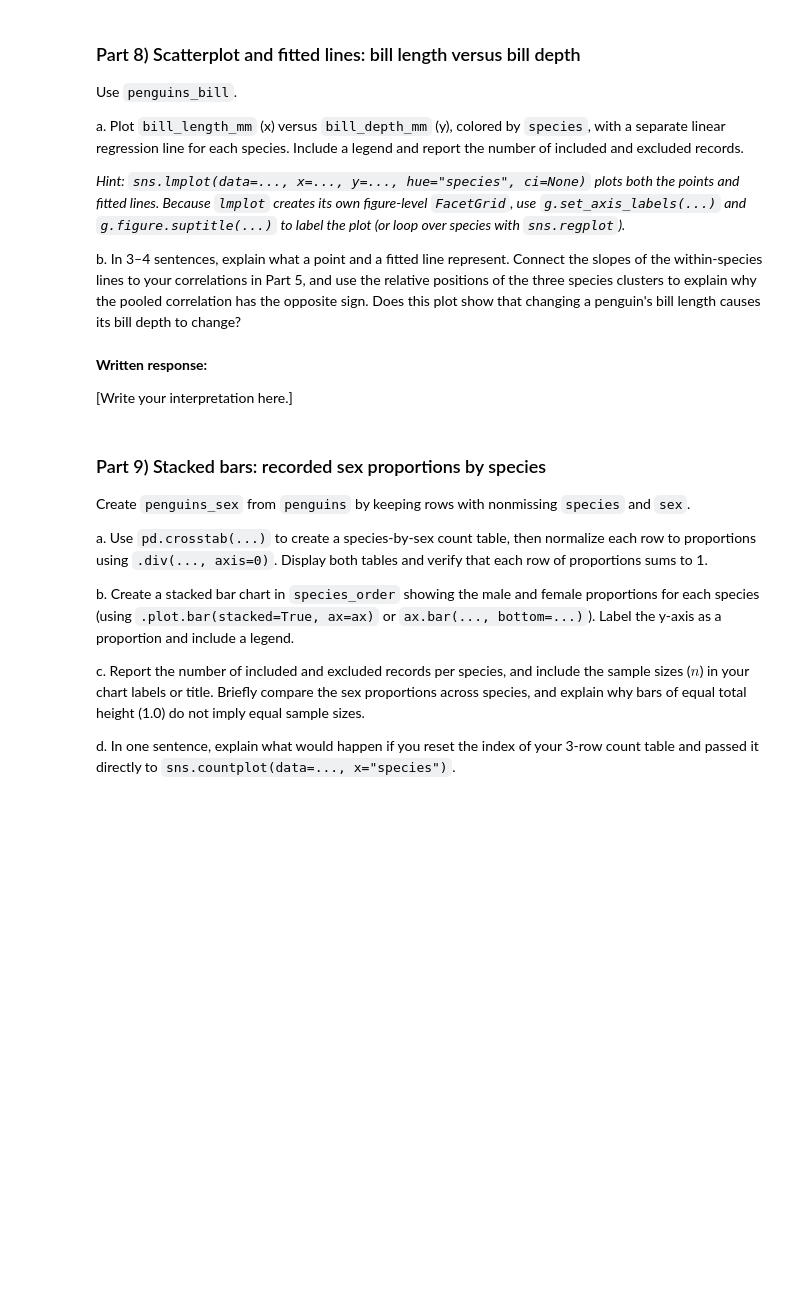
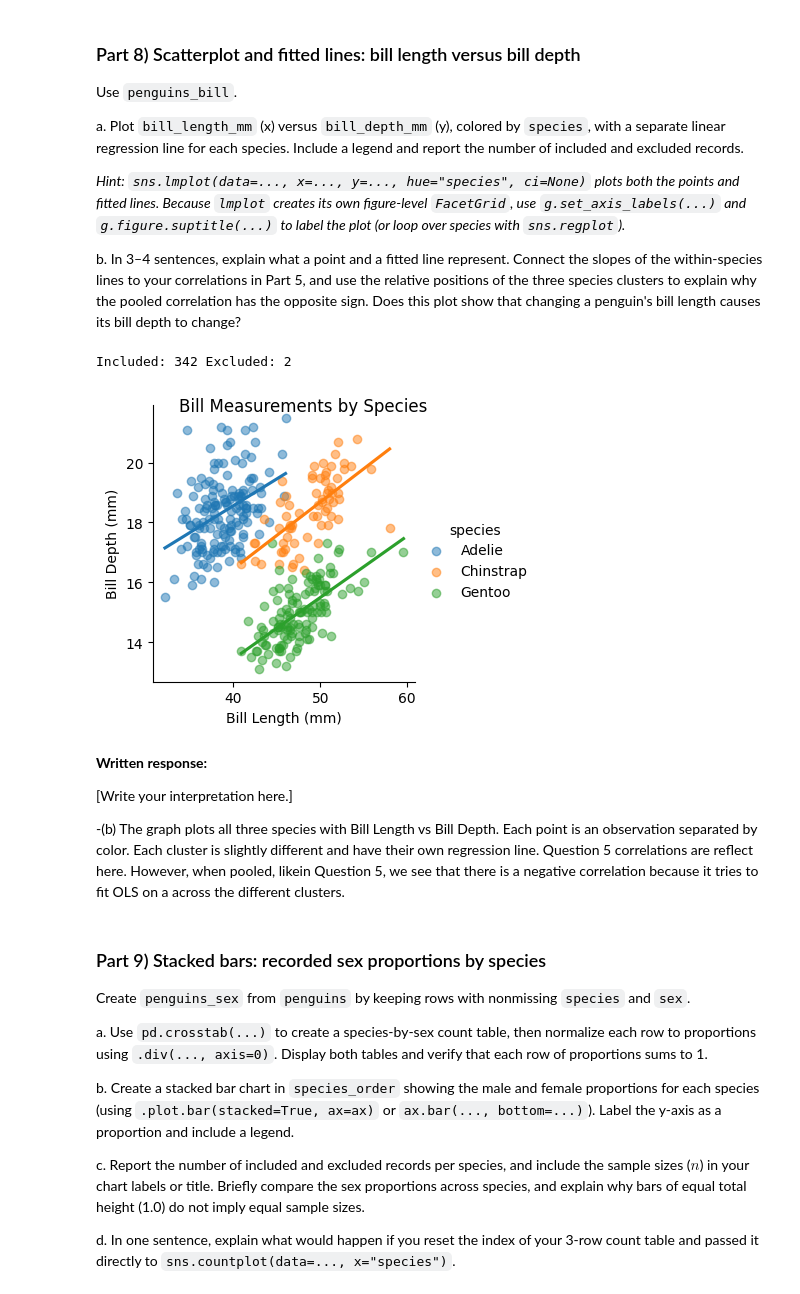
Before and after one commit to git-con-nored/26-fall-stats-21, a Jupyter notebook: homework/HW4/HW4_Penguins_Pandas.ipynb, the cells around one changed output. Drawn from its saved outputs; the diff is of its cells as text; code cells hidden in the pictures; blank space fills up the shorter version.

```diff
--- a/homework/HW4/HW4_Penguins_Pandas.ipynb
+++ b/homework/HW4/HW4_Penguins_Pandas.ipynb
@@ -84,3 +130,12 @@ c. For a plot of bill length versus bill depth colored by species, which subset
 *Note: `penguins_clean` is only for comparison here. In the parts that follow, filter `penguins` (or use `penguins_bill` where specified) based only on the variables needed for that question.*
 # %%
 # Part 2: construct the two subsets and compare their row counts.
+#(a)
+penguins_clean = penguins.dropna(subset = ["bill_length_mm", "bill_depth_mm", "flipper_length_mm", "body_mass_g", "sex"]).copy()
+print("The Shape of `penguins_clean` is :", penguins_clean.shape)
+print("Rows removed:", len(penguins) - len(penguins_clean))
+
+#(b)
+penguins_bill = penguins.dropna(subset=["bill_length_mm", "bill_depth_mm", "species"]).copy()
+print("The Shape of `penguins_bill` is :", penguins_bill.shape)
+print("Rows retained over `penguins_clean`:", len(penguins_bill) - len(penguins_clean))
@@ -185,10 +422,26 @@ a. Plot `bill_length_mm` (x) versus `bill_depth_mm` (y), colored by `species`, w
 b. In 3–4 sentences, explain what a point and a fitted line represent. Connect the slopes of the within-species lines to your correlations in Part 5, and use the relative positions of the three species clusters to explain why the pooled correlation has the opposite sign. Does this plot show that changing a penguin's bill length causes its bill depth to change?
 # %%
 # Part 8: draw paired measurements and separate fitted lines by species.
+
+# (a)
+print("Included:", len(penguins_bill), "Excluded:", len(penguins) - len(penguins_bill))
+
+
+g = sns.lmplot(data=penguins_bill, x="bill_length_mm", y="bill_depth_mm", hue="species", hue_order=agc,
+                ci=None, scatter_kws={"alpha": 0.5},
+                height = 3.5)
+g.set_axis_labels("Bill Length (mm)", "Bill Depth (mm)")
+g.figure.suptitle("Bill Measurements by Species")
+plt.show()
+# %% [output]
+Included: 342 Excluded: 2
+[figure, added]
 # %% [markdown]
 **Written response:**
 
 [Write your interpretation here.]
+
+-(b) The graph plots all three species with Bill Length vs Bill Depth. Each point is an observation separated by color. Each cluster is slightly different and have their own regression line. Question 5 correlations are reflect here. However, when pooled, likein Question 5, we see that there is a negative correlation because it tries to fit OLS on a across the different clusters.
 # %% [markdown]
 ### Part 9) Stacked bars: recorded sex proportions by species
 
```
Also changed, not shown: parts of 20 cells of this notebook.
